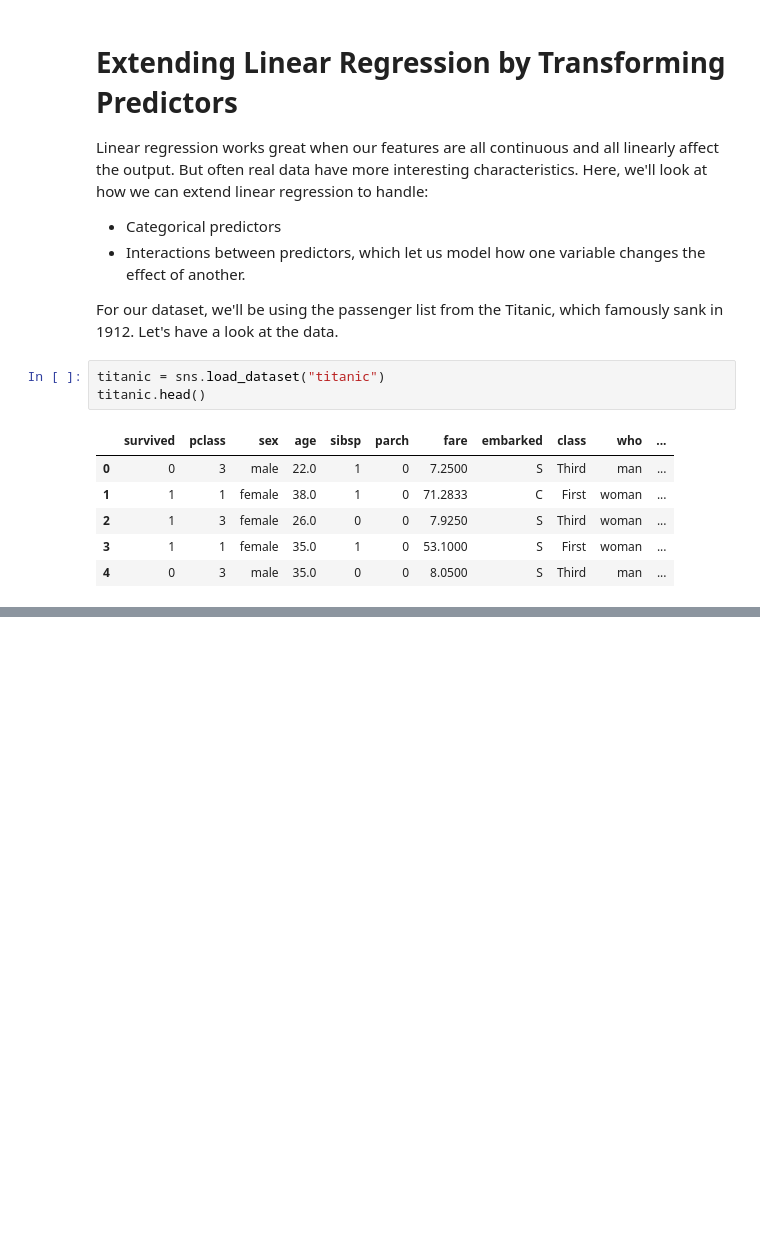
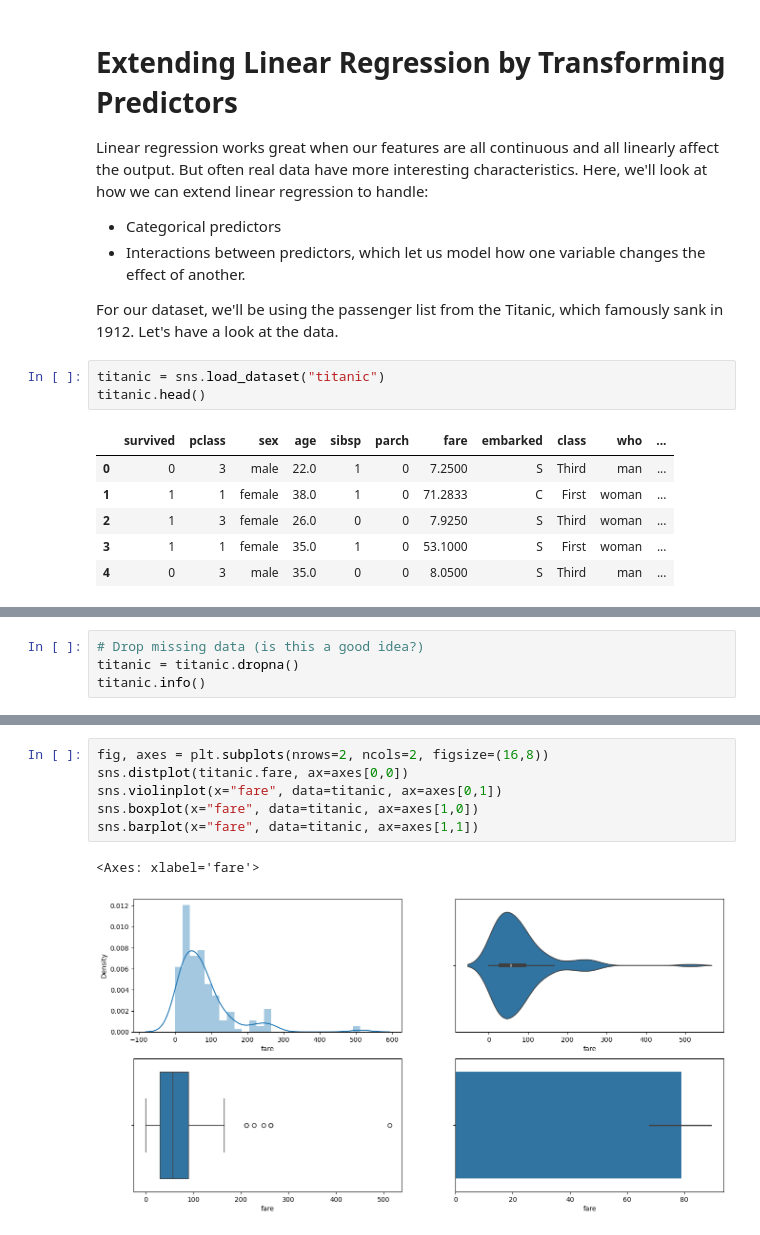
Before and after one commit to crdcamp/lin-reg-application, a Jupyter notebook: references/3_lin_reg_conf_intervals_se.ipynb, the cells around one changed output, grey strips where cells are left out. Saved outputs shown, nothing was run; the diff lists cells and outputs as text; blank space fills up the shorter version.

Commit message:
Fare distribution plot

```diff
--- a/references/3_lin_reg_conf_intervals_se.ipynb
+++ b/references/3_lin_reg_conf_intervals_se.ipynb
@@ -56,0 +77,4 @@ titanic.head()
+# %%
+# Drop missing data (is this a good idea?)
+titanic = titanic.dropna()
+titanic.info()
@@ -56,0 +115,9 @@ titanic.head()
+# %%
+fig, axes = plt.subplots(nrows=2, ncols=2, figsize=(16,8))
+sns.distplot(titanic.fare, ax=axes[0,0])
+sns.violinplot(x="fare", data=titanic, ax=axes[0,1])
+sns.boxplot(x="fare", data=titanic, ax=axes[1,0])
+sns.barplot(x="fare", data=titanic, ax=axes[1,1])
+# %% [output]
+<Axes: xlabel='fare'>
+[figure, added]
```
Also changed, not shown: parts of 4 cells of this notebook.
